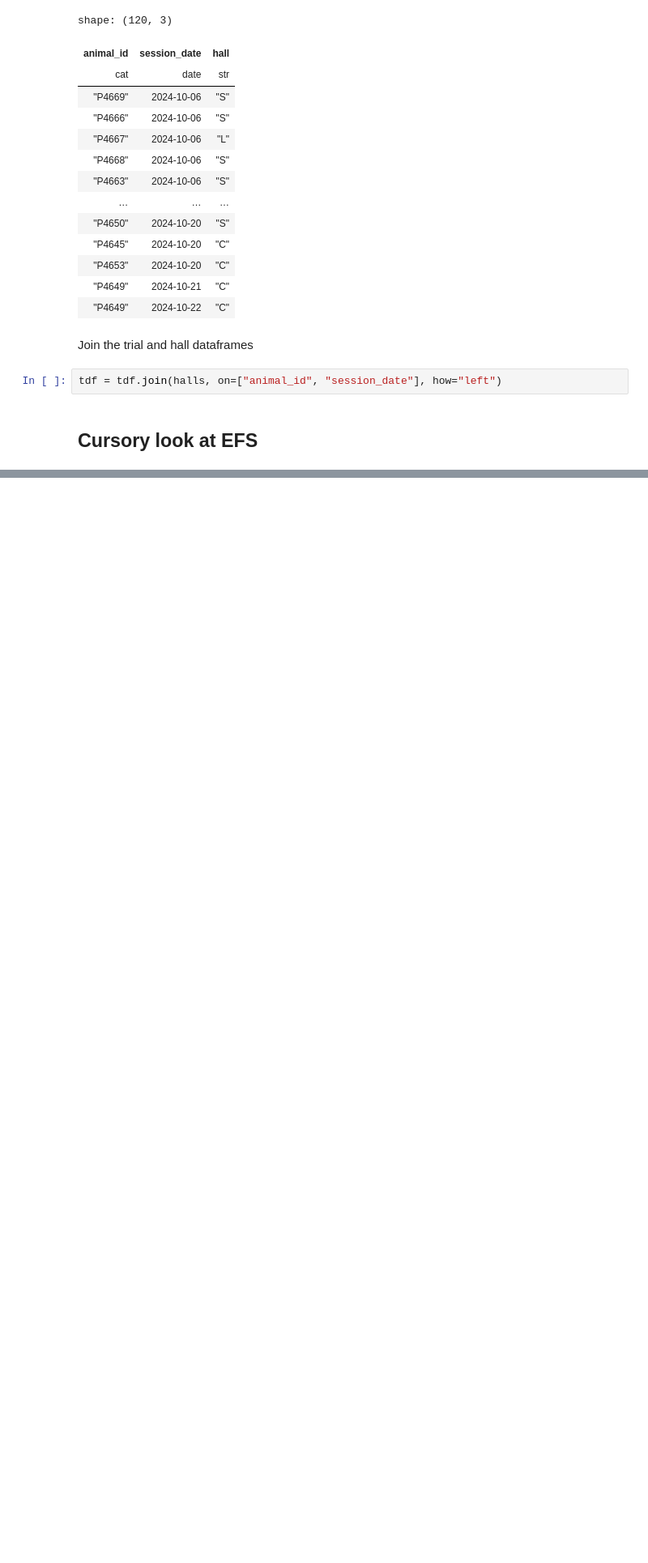
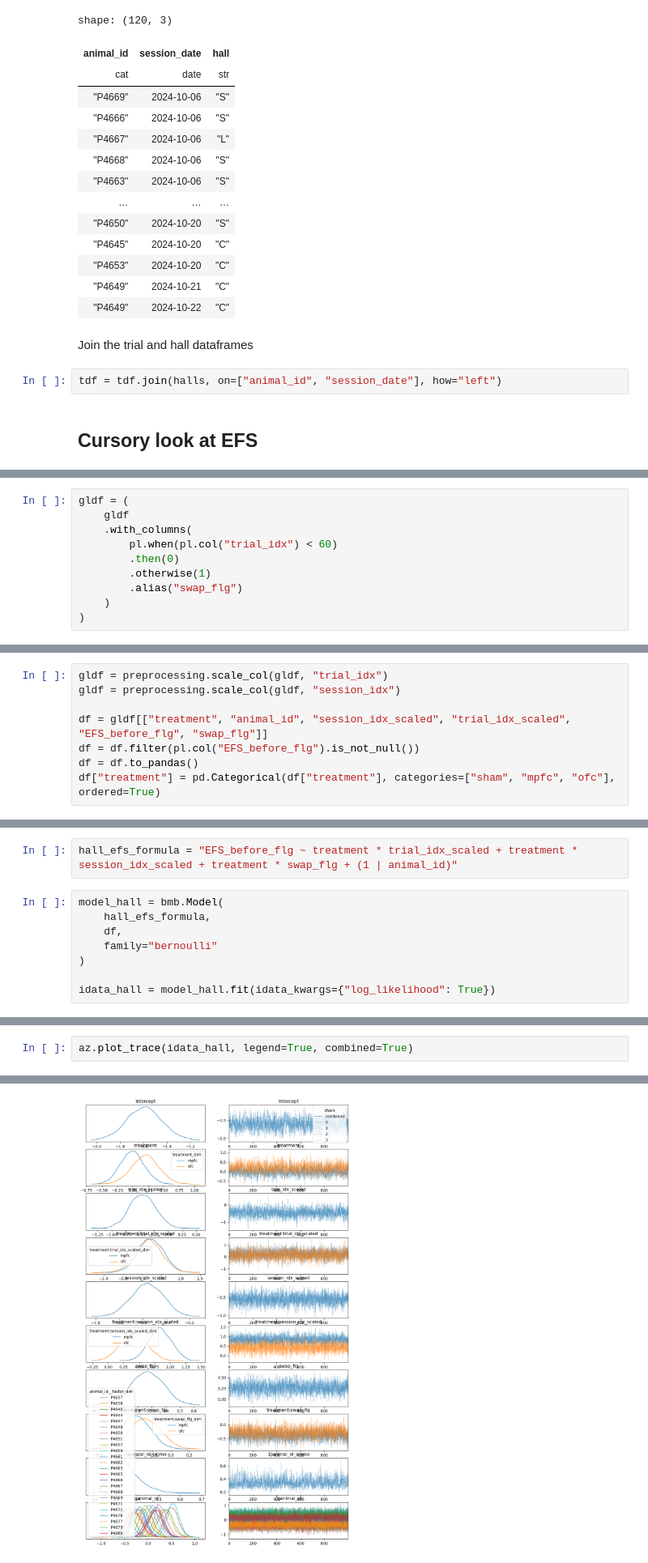
Before and after one commit to BenjoLiving/matching-pennies, a Jupyter notebook: matching_pennies/analysis/experiments/lesion_study_hallway_swap.ipynb, the cells around one changed output, grey strips where cells are left out. Shown at 81% size. Drawn from its saved outputs; the diff is of its cells as text; blank space fills up the shorter version.

```diff
--- a/matching_pennies/analysis/experiments/lesion_study_hallway_swap.ipynb
+++ b/matching_pennies/analysis/experiments/lesion_study_hallway_swap.ipynb
@@ -107,0 +272,10 @@ TypeError: line_by_treatment_across_bins() missing 1 required keyword-only argum
+# %%
+gldf = (
+    gldf
+    .with_columns(
+        pl.when(pl.col("trial_idx") < 60)
+        .then(0)
+        .otherwise(1)
+        .alias("swap_flg")
+    )
+)
@@ -107,0 +284,8 @@ TypeError: line_by_treatment_across_bins() missing 1 required keyword-only argum
+# %%
+gldf = preprocessing.scale_col(gldf, "trial_idx")
+gldf = preprocessing.scale_col(gldf, "session_idx")
+
+df = gldf[["treatment", "animal_id", "session_idx_scaled", "trial_idx_scaled", "EFS_before_flg", "swap_flg"]]
+df = df.filter(pl.col("EFS_before_flg").is_not_null())
+df = df.to_pandas()
+df["treatment"] = pd.Categorical(df["treatment"], categories=["sham", "mpfc", "ofc"], ordered=True)
@@ -107,0 +302,10 @@ TypeError: line_by_treatment_across_bins() missing 1 required keyword-only argum
+# %%
+hall_efs_formula = "EFS_before_flg ~ treatment * trial_idx_scaled + treatment * session_idx_scaled + treatment * swap_flg + (1 | animal_id)"
+# %%
+model_hall = bmb.Model(
+    hall_efs_formula,
+    df,
+    family="bernoulli"
+)
+
+idata_hall = model_hall.fit(idata_kwargs={"log_likelihood": True})
@@ -107,0 +340,3 @@ TypeError: line_by_treatment_across_bins() missing 1 required keyword-only argum
+# %%
+az.plot_trace(idata_hall, legend=True, combined=True)
+# %% [output]
@@ -107,0 +363 @@ TypeError: line_by_treatment_across_bins() missing 1 required keyword-only argum
+[figure, added]
```
Also changed, not shown: parts of 58 cells of this notebook, 6 other files.
